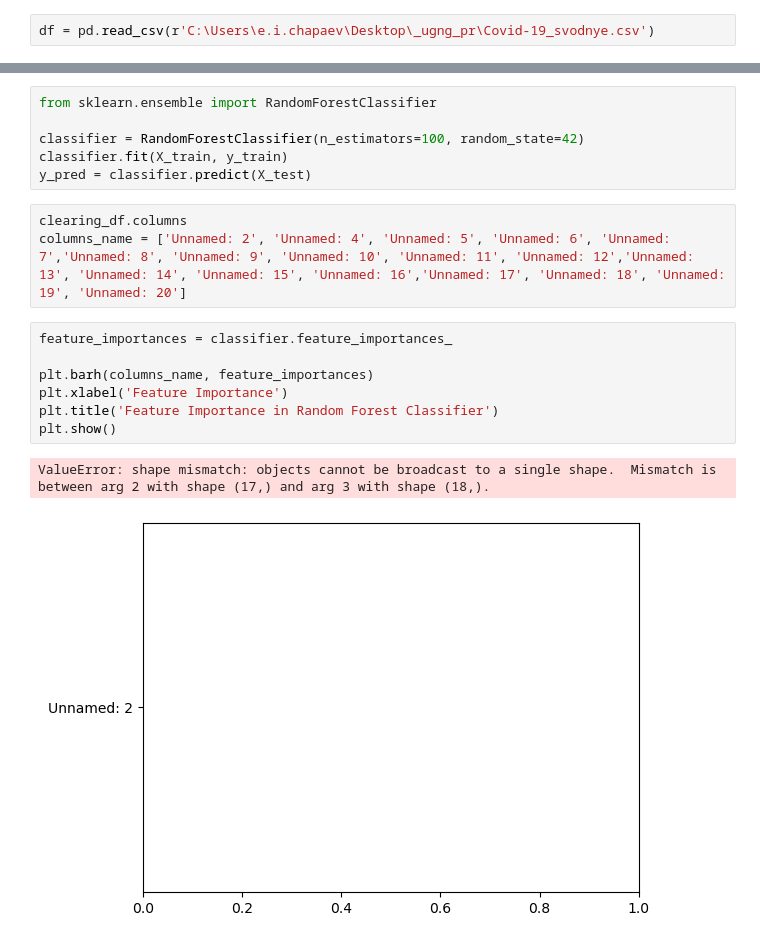
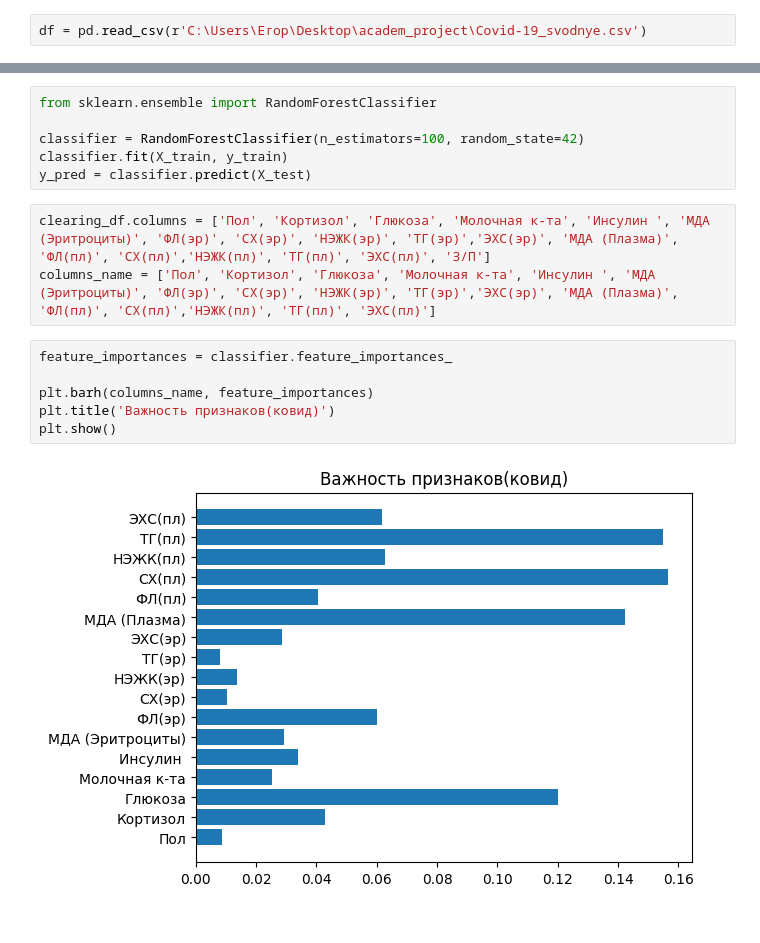
Before and after one commit to Egor29ch/UDGU_project, a Jupyter notebook: main.ipynb, the cells around one changed output, grey strips where cells are left out. Cells and saved outputs as stored; diff of their text form.

Commit message:
importance of signs

```diff
--- a/main.ipynb
+++ b/main.ipynb
@@ -2,7 +2,7 @@
 import pandas as pd
 import numpy as np
 # %%
-df = pd.read_csv(r'C:\Users\e.i.chapaev\Desktop\_ugng_pr\Covid-19_svodnye.csv')
+df = pd.read_csv(r'C:\Users\Егор\Desktop\academ_project\Covid-19_svodnye.csv')
 # %%
 clearing_df = df.copy()
 clearing_df.drop(1, inplace= True)
@@ -135,15 +136,13 @@ classifier = RandomForestClassifier(n_estimators=100, random_state=42)
 classifier.fit(X_train, y_train)
 y_pred = classifier.predict(X_test)
 # %%
-clearing_df.columns
-columns_name = ['Unnamed: 2', 'Unnamed: 4', 'Unnamed: 5', 'Unnamed: 6', 'Unnamed: 7','Unnamed: 8', 'Unnamed: 9', 'Unnamed: 10', 'Unnamed: 11', 'Unnamed: 12','Unnamed: 13', 'Unnamed: 14', 'Unnamed: 15', 'Unnamed: 16','Unnamed: 17', 'Unnamed: 18', 'Unnamed: 19', 'Unnamed: 20']
+clearing_df.columns = ['Пол', 'Кортизол', 'Глюкоза', 'Молочная к-та', 'Инсулин ', 'МДА (Эритроциты)', 'ФЛ(эр)', 'СХ(эр)', 'НЭЖК(эр)', 'ТГ(эр)','ЭХС(эр)', 'МДА (Плазма)', 'ФЛ(пл)', 'СХ(пл)','НЭЖК(пл)', 'ТГ(пл)', 'ЭХС(пл)', 'З/П']
+columns_name = ['Пол', 'Кортизол', 'Глюкоза', 'Молочная к-та', 'Инсулин ', 'МДА (Эритроциты)', 'ФЛ(эр)', 'СХ(эр)', 'НЭЖК(эр)', 'ТГ(эр)','ЭХС(эр)', 'МДА (Плазма)', 'ФЛ(пл)', 'СХ(пл)','НЭЖК(пл)', 'ТГ(пл)', 'ЭХС(пл)']
 # %%
 feature_importances = classifier.feature_importances_
 
 plt.barh(columns_name, feature_importances)
-plt.xlabel('Feature Importance')
-plt.title('Feature Importance in Random Forest Classifier')
+plt.title('Важность признаков(ковид)')
 plt.show()
 # %% [output]
-ValueError: shape mismatch: objects cannot be broadcast to a single shape.  Mismatch is between arg 2 with shape (17,) and arg 3 with shape (18,).
-[figure, old version]
+[figure, new version]
```
Also changed, not shown: parts of 1 cell of this notebook.
